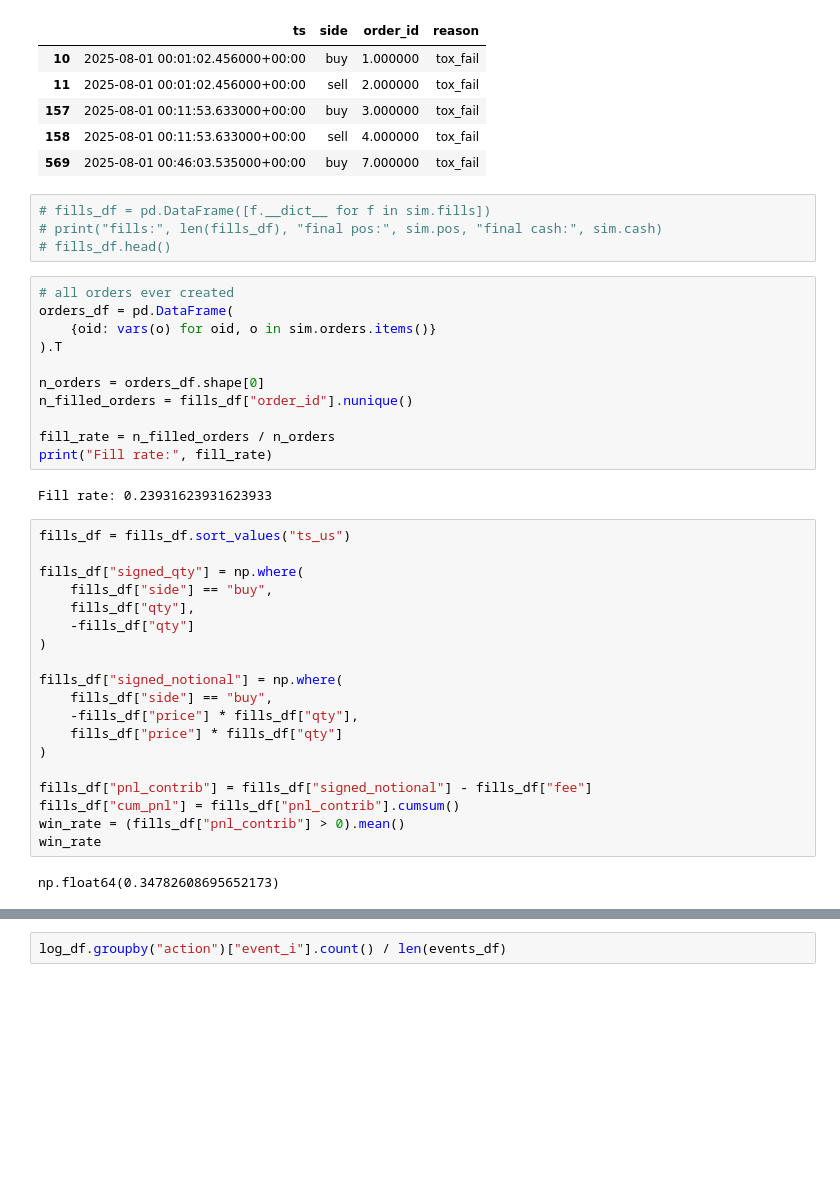
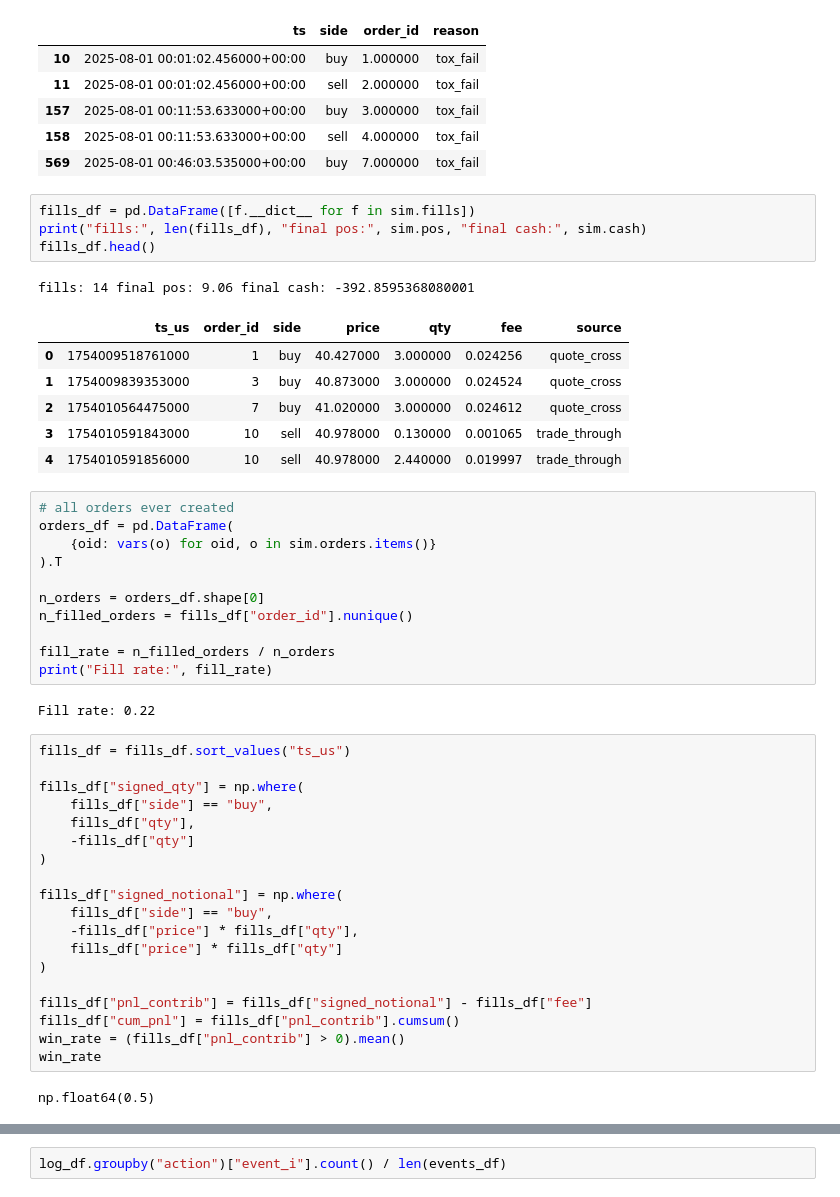
Before and after one commit to chirapok/TokkaAssignment, a Jupyter notebook: notebook/2025-12-12_tokka_backtest.ipynb, the cells around one changed output, grey strips where cells are left out. Saved outputs shown, nothing was run; the diff lists cells and outputs as text; blank space fills up the shorter version.

```diff
--- a/notebook/2025-12-12_tokka_backtest.ipynb
+++ b/notebook/2025-12-12_tokka_backtest.ipynb
@@ -243,9 +199,17 @@ display(log_df.query("action == 'CANCEL'")[["ts","side","order_id","reason"]].he
 | 158 | 2025-08-01 00:11:53.633000+00:00 | sell | 4.000000 | tox_fail |
 | 569 | 2025-08-01 00:46:03.535000+00:00 | buy | 7.000000 | tox_fail |
 # %%
-# fills_df = pd.DataFrame([f.__dict__ for f in sim.fills])
-# print("fills:", len(fills_df), "final pos:", sim.pos, "final cash:", sim.cash)
-# fills_df.head()
+fills_df = pd.DataFrame([f.__dict__ for f in sim.fills])
+print("fills:", len(fills_df), "final pos:", sim.pos, "final cash:", sim.cash)
+fills_df.head()
+# %% [output]
+fills: 14 final pos: 9.06 final cash: -392.8595368080001
+|  | ts_us | order_id | side | price | qty | fee | source |
+| 0 | 1754009518761000 | 1 | buy | 40.427000 | 3.000000 | 0.024256 | quote_cross |
+| 1 | 1754009839353000 | 3 | buy | 40.873000 | 3.000000 | 0.024524 | quote_cross |
+| 2 | 1754010564475000 | 7 | buy | 41.020000 | 3.000000 | 0.024612 | quote_cross |
+| 3 | 1754010591843000 | 10 | sell | 40.978000 | 0.130000 | 0.001065 | trade_through |
+| 4 | 1754010591856000 | 10 | sell | 40.978000 | 2.440000 | 0.019997 | trade_through |
 # %%
 # all orders ever created
 orders_df = pd.DataFrame(
@@ -258,7 +222,7 @@ n_filled_orders = fills_df["order_id"].nunique()
 fill_rate = n_filled_orders / n_orders
 print("Fill rate:", fill_rate)
 # %% [output]
-Fill rate: 0.23931623931623933
+Fill rate: 0.22
 # %%
 fills_df = fills_df.sort_values("ts_us")
 
@@ -279,4 +243,4 @@ fills_df["cum_pnl"] = fills_df["pnl_contrib"].cumsum()
 win_rate = (fills_df["pnl_contrib"] > 0).mean()
 win_rate
 # %% [output]
-np.float64(0.34782608695652173)
+np.float64(0.5)
```
Also changed, not shown: parts of 37 cells of this notebook, 4 other files.
